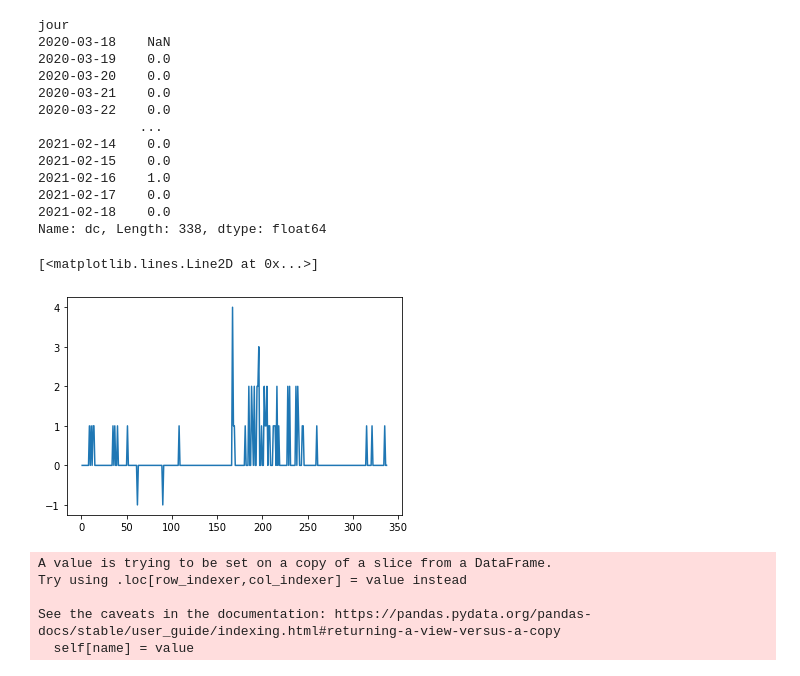
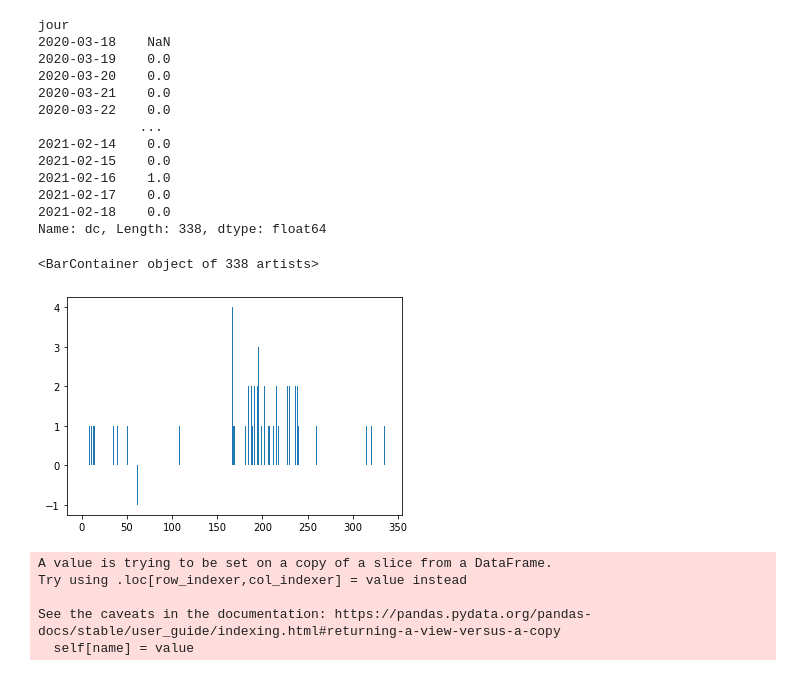
Before and after one commit to alihallal-DATA8/Dashboard_COVID, a Jupyter notebook: Cov_diff.ipynb, the cells around one changed output. Saved outputs shown, nothing was run; the diff lists cells and outputs as text; code cells hidden in the pictures.

Commit message:
new figure

```diff
--- a/Cov_diff.ipynb
+++ b/Cov_diff.ipynb
@@ -51,10 +51,10 @@ jour
 Name: dc, Length: 338, dtype: float64
 # %%
 
-plt.plot(range(len(df[(df.reg == 1) & (df.cl_age90 == 79)])), df[(df.reg == 1) & (df.cl_age90 == 79)].dc.diff().values)
+plt.bar(range(len(df[(df.reg == 1) & (df.cl_age90 == 79)])), df[(df.reg == 1) & (df.cl_age90 == 79)].dc.diff().values)
 # %% [output]
-[<matplotlib.lines.Line2D at 0x...>]
+<BarContainer object of 338 artists>
-[figure, old version]
+[figure, new version]
 # %%
 df_uncumlated = []
 for region in df.reg.unique():
```
Also changed, not shown: parts of 2 cells of this notebook.
